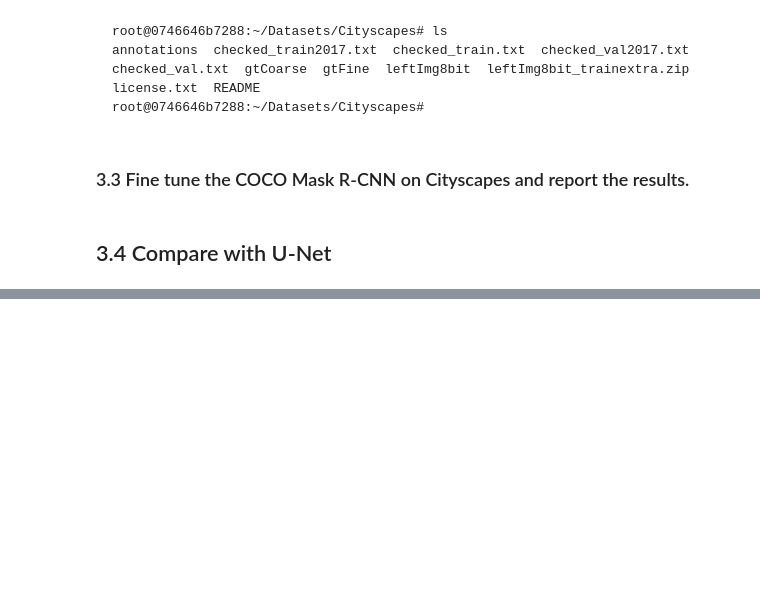
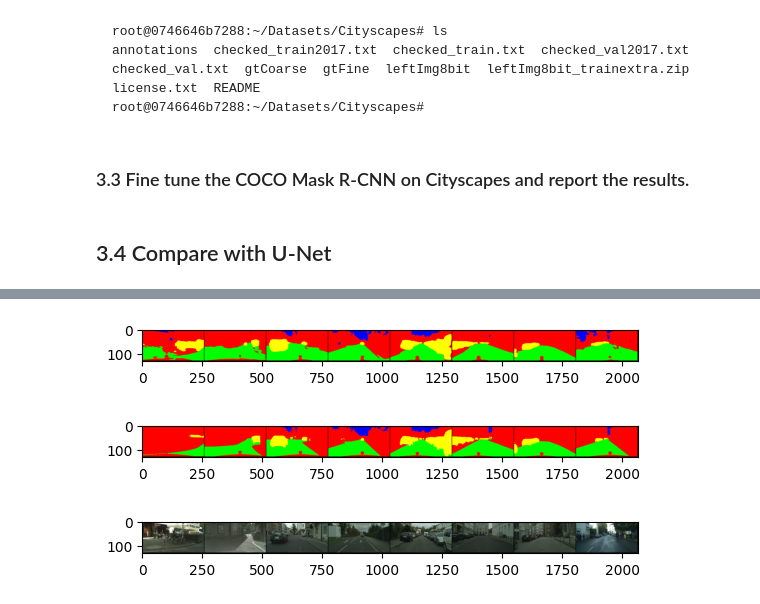
Before and after one commit to AtiChetsurakul/RTML_Labsession, a Jupyter notebook: 05_MARKRCNN/RTML_lab.ipynb, the cells around one changed output, grey strips where cells are left out. Cells and saved outputs as stored; diff of their text form; code cells hidden in the pictures; blank space fills up the shorter version.

```diff
--- a/05_MARKRCNN/RTML_lab.ipynb
+++ b/05_MARKRCNN/RTML_lab.ipynb
@@ -210,0 +224,11 @@ root@0746646b7288:~/Datasets/Cityscapes#
+# %%
+plt.imshow(mpimg.imread('imgsent/gen_image_2_366.png'))
+plt.show()
+plt.imshow(mpimg.imread('imgsent/label_image_2_366.png'))
+plt.show()
+plt.imshow(mpimg.imread('imgsent/original_image_2_366.png'))
+plt.show()
+# %% [output]
+[figure, added]
+[figure, added]
+[figure, added]
```
Also changed, not shown: parts of 1 cell of this notebook, 3 other files.
